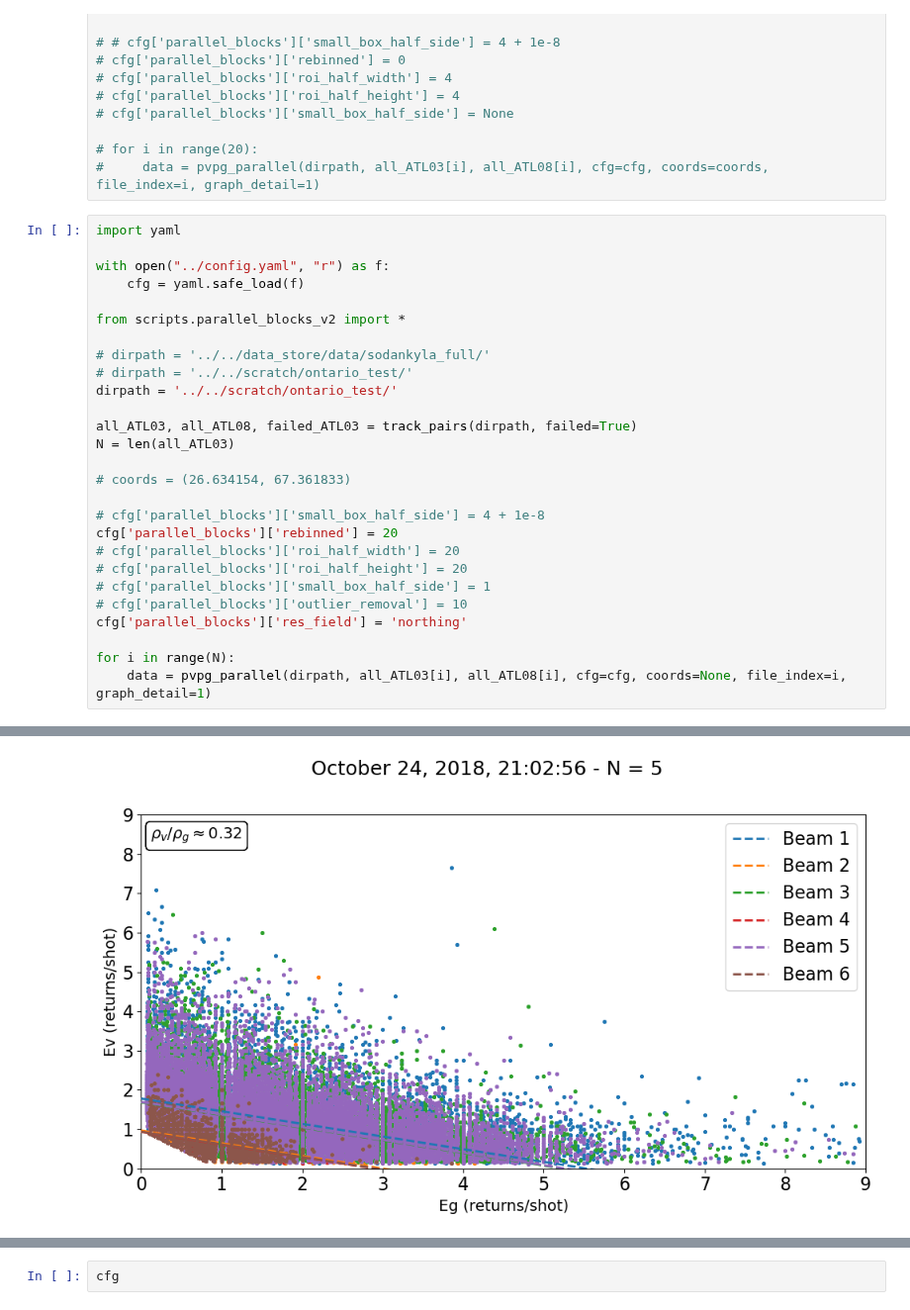
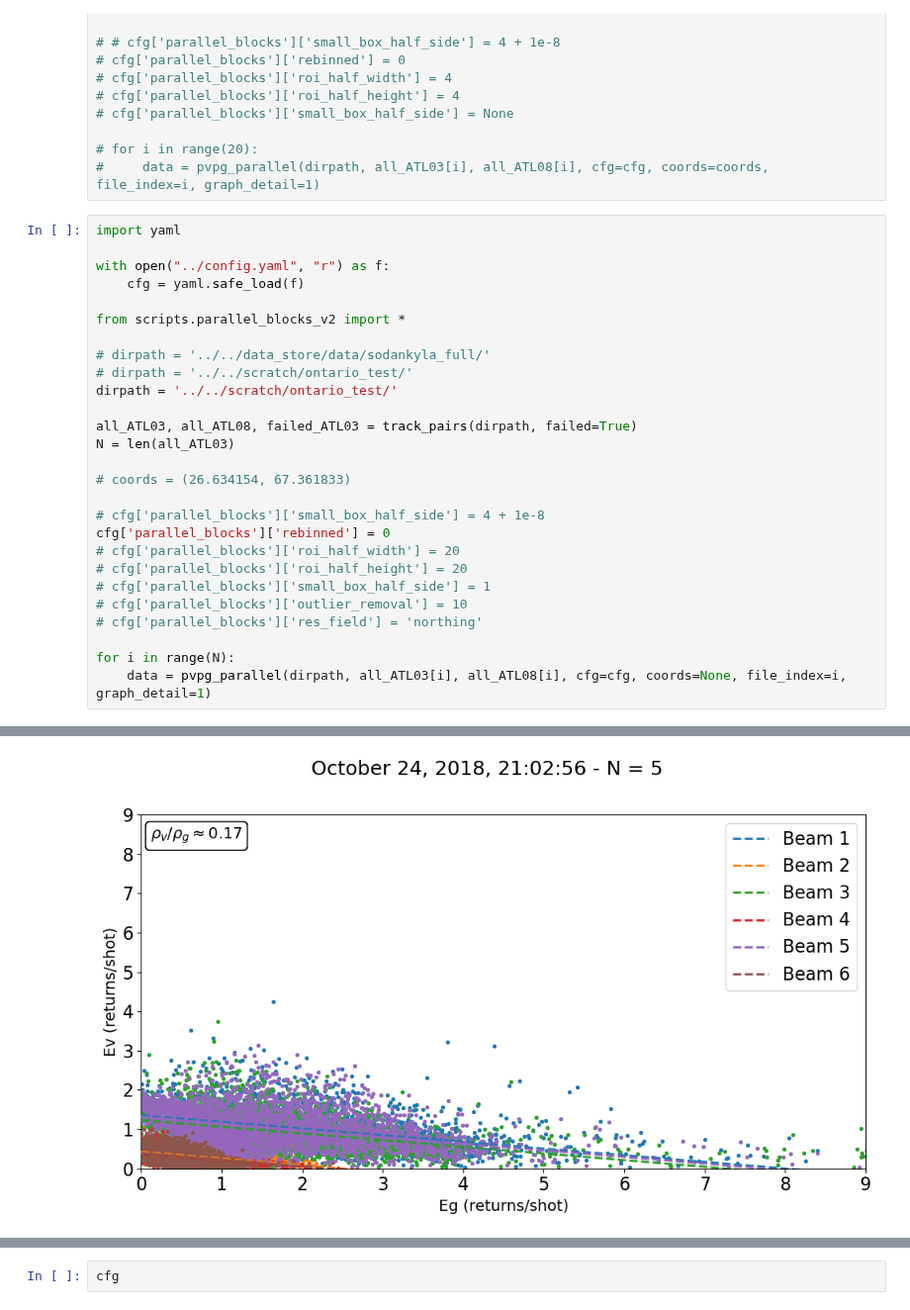
Before and after one commit to thomaslaraia/Snowstradamus_2, a Jupyter notebook: notebooks/01-tl-canopy-snow-exploration.ipynb, the cells around one changed output, grey strips where cells are left out. Shown at 99% size. Drawn from its saved outputs; the diff is of its cells as text.

```diff
--- a/notebooks/01-tl-canopy-snow-exploration.ipynb
+++ b/notebooks/01-tl-canopy-snow-exploration.ipynb
@@ -47,12 +47,12 @@ N = len(all_ATL03)
 # coords = (26.634154, 67.361833)
 
 # cfg['parallel_blocks']['small_box_half_side'] = 4 + 1e-8
-cfg['parallel_blocks']['rebinned'] = 20
+cfg['parallel_blocks']['rebinned'] = 0
 # cfg['parallel_blocks']['roi_half_width'] = 20
 # cfg['parallel_blocks']['roi_half_height'] = 20
 # cfg['parallel_blocks']['small_box_half_side'] = 1
 # cfg['parallel_blocks']['outlier_removal'] = 10
-cfg['parallel_blocks']['res_field'] = 'northing'
+# cfg['parallel_blocks']['res_field'] = 'northing'
 
 for i in range(N):
     data = pvpg_parallel(dirpath, all_ATL03[i], all_ATL08[i], cfg=cfg, coords=None, file_index=i, graph_detail=1)
@@ -77 +64 @@ layer flag: 0.005083367222448149
-[figure, old version]
+[figure, new version]
```
Also changed, not shown: parts of 2 cells of this notebook, 1 other file.
